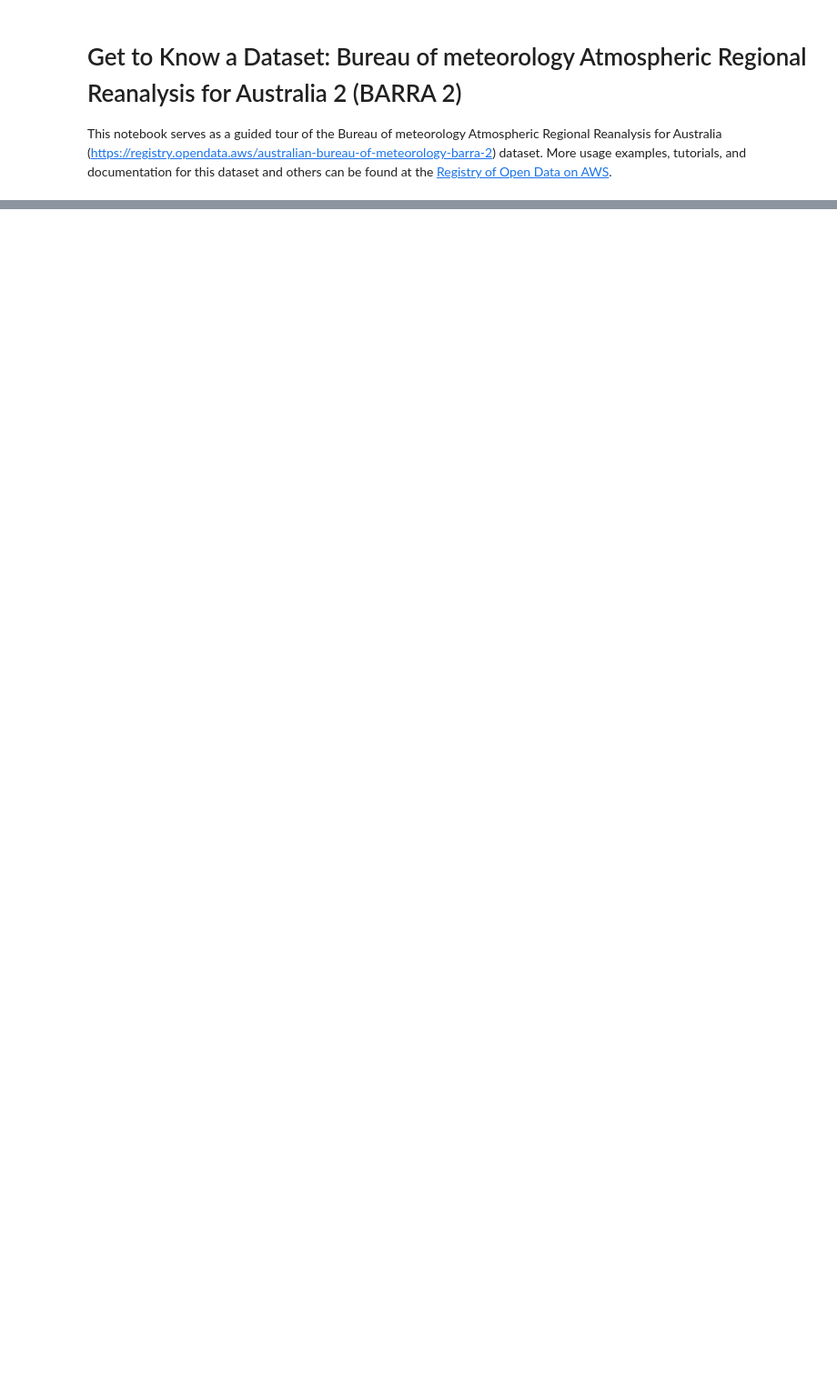
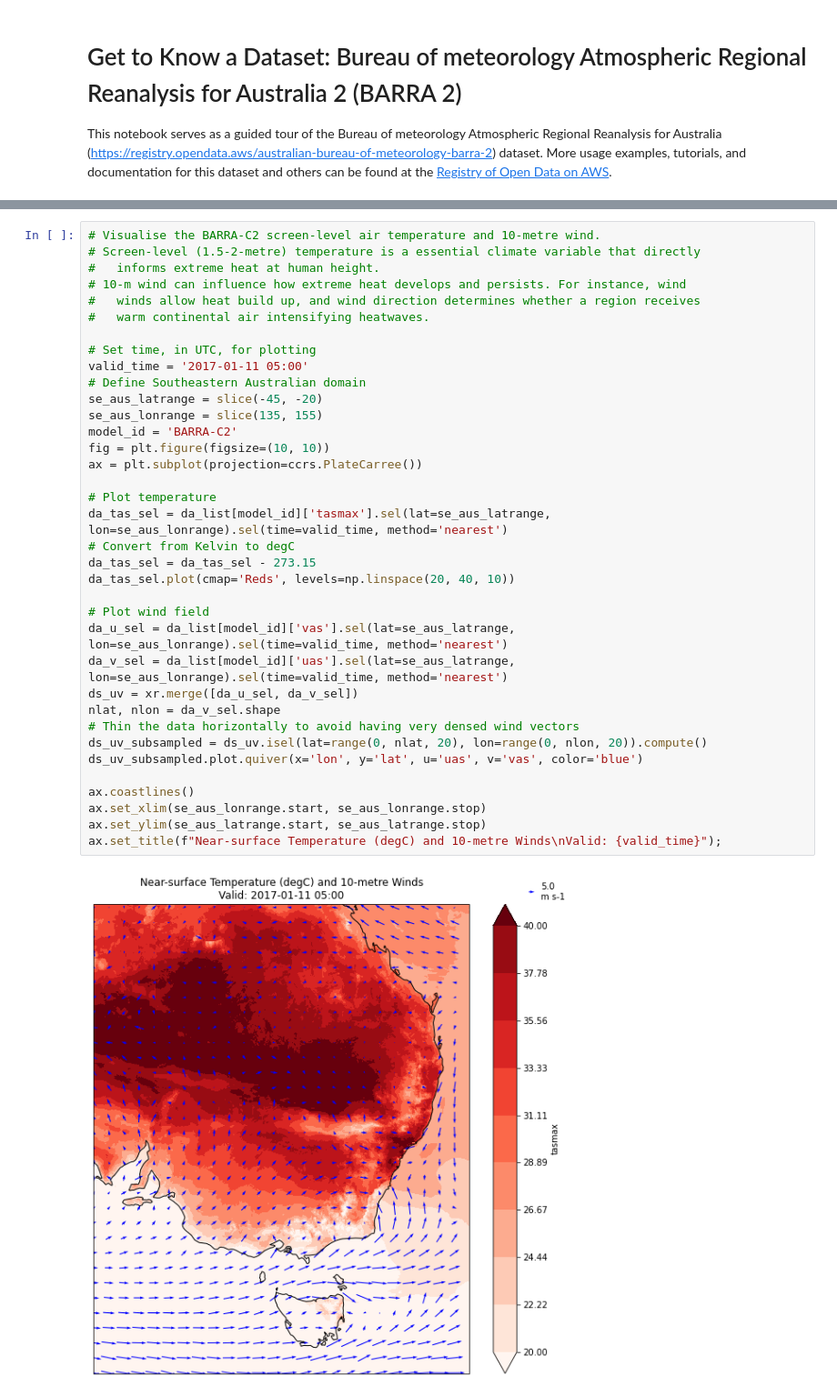
Before and after one commit to xcastagn/open-data-examples, a Jupyter notebook: get-to-know-a-dataset-barra_2.ipynb, the cells around one changed output, grey strips where cells are left out. Shown at 91% size. Saved outputs shown, nothing was run; the diff lists cells and outputs as text; blank space fills up the shorter version.

Commit message:
Expand BARRA2 notebook to include example uses.

```diff
--- a/get-to-know-a-dataset-barra_2.ipynb
+++ b/get-to-know-a-dataset-barra_2.ipynb
@@ -84,0 +207,38 @@ The following repository contains Jupyter notebooks, and information to support
+# %%
+# Visualise the BARRA-C2 screen-level air temperature and 10-metre wind.
+# Screen-level (1.5-2-metre) temperature is a essential climate variable that directly
+#   informs extreme heat at human height.
+# 10-m wind can influence how extreme heat develops and persists. For instance, wind
+#   winds allow heat build up, and wind direction determines whether a region receives
+#   warm continental air intensifying heatwaves.
+
+# Set time, in UTC, for plotting
+valid_time = '2017-01-11 05:00'
+# Define Southeastern Australian domain
+se_aus_latrange = slice(-45, -20)
+se_aus_lonrange = slice(135, 155)
+model_id = 'BARRA-C2'
+fig = plt.figure(figsize=(10, 10))
+ax = plt.subplot(projection=ccrs.PlateCarree())
+
+# Plot temperature
+da_tas_sel = da_list[model_id]['tasmax'].sel(lat=se_aus_latrange, lon=se_aus_lonrange).sel(time=valid_time, method='nearest')
+# Convert from Kelvin to degC
+da_tas_sel = da_tas_sel - 273.15
+da_tas_sel.plot(cmap='Reds', levels=np.linspace(20, 40, 10))
+
+# Plot wind field
+da_u_sel = da_list[model_id]['vas'].sel(lat=se_aus_latrange, lon=se_aus_lonrange).sel(time=valid_time, method='nearest')
+da_v_sel = da_list[model_id]['uas'].sel(lat=se_aus_latrange, lon=se_aus_lonrange).sel(time=valid_time, method='nearest')
+ds_uv = xr.merge([da_u_sel, da_v_sel])
+nlat, nlon = da_v_sel.shape
+# Thin the data horizontally to avoid having very densed wind vectors
+ds_uv_subsampled = ds_uv.isel(lat=range(0, nlat, 20), lon=range(0, nlon, 20)).compute()
+ds_uv_subsampled.plot.quiver(x='lon', y='lat', u='uas', v='vas', color='blue')
+
+ax.coastlines()
+ax.set_xlim(se_aus_lonrange.start, se_aus_lonrange.stop)
+ax.set_ylim(se_aus_latrange.start, se_aus_latrange.stop)
+ax.set_title(f"Near-surface Temperature (degC) and 10-metre Winds\nValid: {valid_time}");
+# %% [output]
+[figure, added]
```
Also changed, not shown: parts of 24 cells of this notebook.
